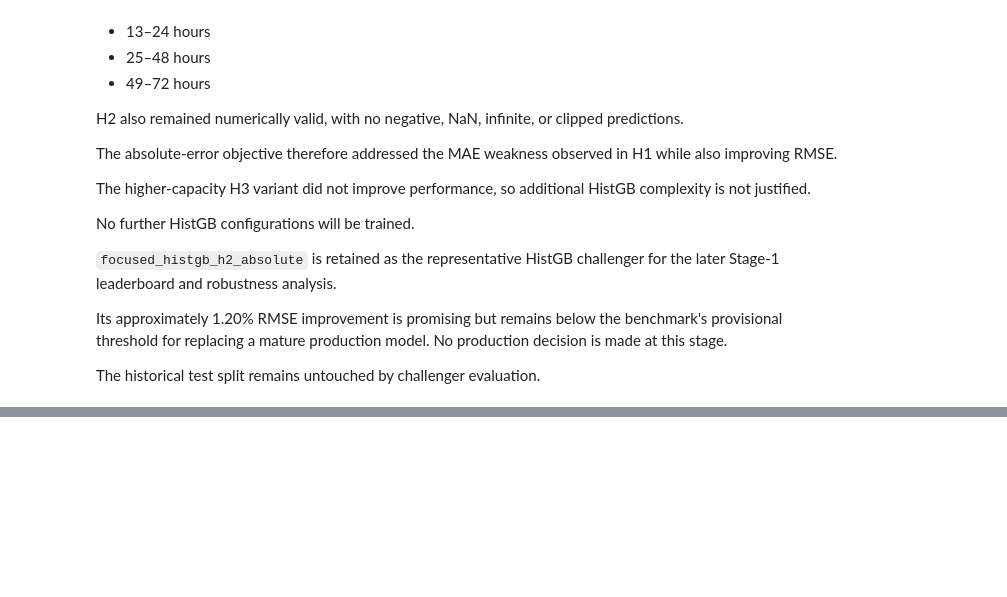
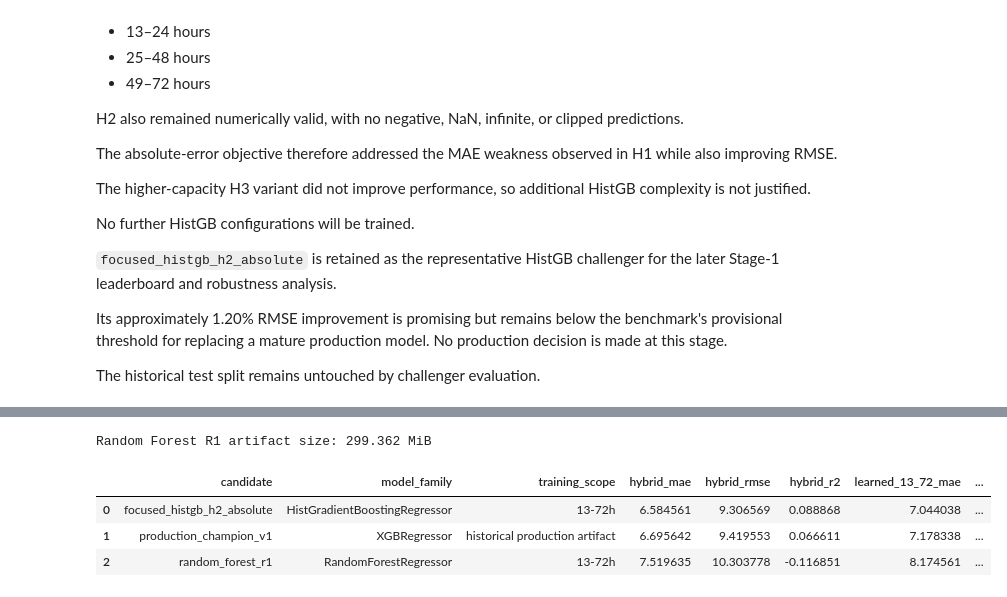
Before and after one commit to riyanj220/pearls-aqi-predictor, a Jupyter notebook: notebooks/12_model_challenger_benchmark.ipynb, the cells around one changed output, grey strips where cells are left out. Drawn from its saved outputs; the diff is of its cells as text; code cells hidden in the pictures; blank space fills up the shorter version.

```diff
--- a/notebooks/12_model_challenger_benchmark.ipynb
+++ b/notebooks/12_model_challenger_benchmark.ipynb
@@ -7664,0 +7875,15 @@ The historical test split remains untouched by challenger evaluation.
+# %%
+random_forest_r1_model_size_bytes = (
+    measure_serialized_model_size_bytes(
+        random_forest_r1_model
+    )
+)
+
+
+print(
+    "Random Forest R1 artifact size:",
+    f"{random_forest_r1_model_size_bytes / (1024 ** 2):.3f}",
+    "MiB",
+)
+# %% [output]
+Random Forest R1 artifact size: 299.362 MiB
@@ -7664,0 +7946,56 @@ The historical test split remains untouched by challenger evaluation.
+# %%
+random_forest_r1_leaderboard_df[
+    "rmse_improvement_vs_champion_pct"
+] = random_forest_r1_leaderboard_df[
+    "hybrid_rmse"
+].map(
+    lambda value: (
+        calculate_improvement_percent(
+            champion_value=(
+                champion_hybrid_rmse
+            ),
+            candidate_value=float(
+                value
+            ),
+        )
+    )
+)
+
+
+random_forest_r1_leaderboard_df[
+    "mae_improvement_vs_champion_pct"
+] = random_forest_r1_leaderboard_df[
+    "hybrid_mae"
+].map(
+    lambda value: (
+        calculate_improvement_percent(
+            champion_value=(
+                champion_hybrid_mae
+            ),
+            candidate_value=float(
+                value
+            ),
+        )
+    )
+)
+
+
+random_forest_r1_leaderboard_df = (
+    random_forest_r1_leaderboard_df
+    .sort_values(
+        "hybrid_rmse"
+    )
+    .reset_index(
+        drop=True
+    )
+)
+
+
+display(
+    random_forest_r1_leaderboard_df
+)
+# %% [output]
+|  | candidate | model_family | training_scope | hybrid_mae | hybrid_rmse | hybrid_r2 | learned_13_72_mae | ... |
+| 0 | focused_histgb_h2_absolute | HistGradientBoostingRegressor | 13-72h | 6.584561 | 9.306569 | 0.088868 | 7.044038 | ... |
+| 1 | production_champion_v1 | XGBRegressor | historical production artifact | 6.695642 | 9.419553 | 0.066611 | 7.178338 | ... |
+| 2 | random_forest_r1 | RandomForestRegressor | 13-72h | 7.519635 | 10.303778 | -0.116851 | 8.174561 | ... |
```
Also changed, not shown: parts of 20 cells of this notebook.
